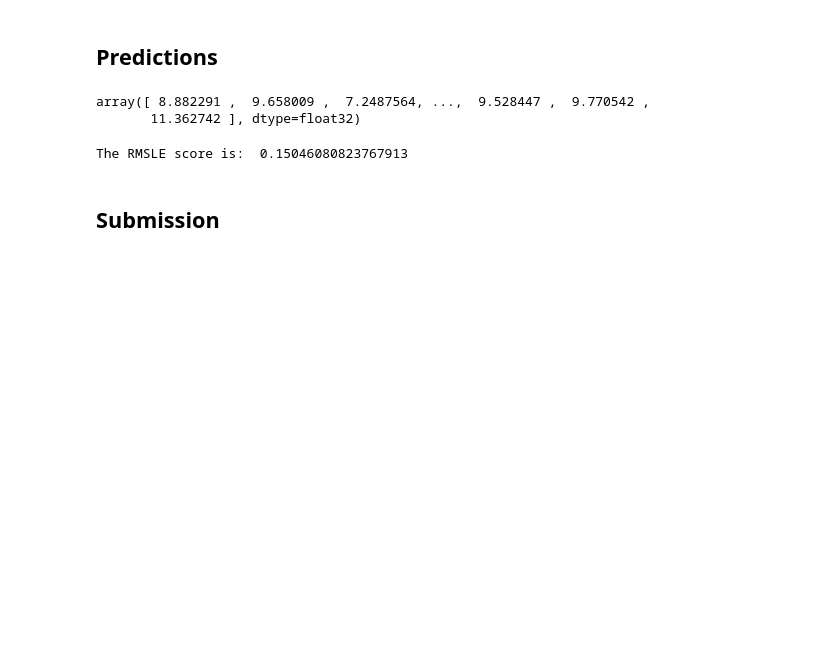
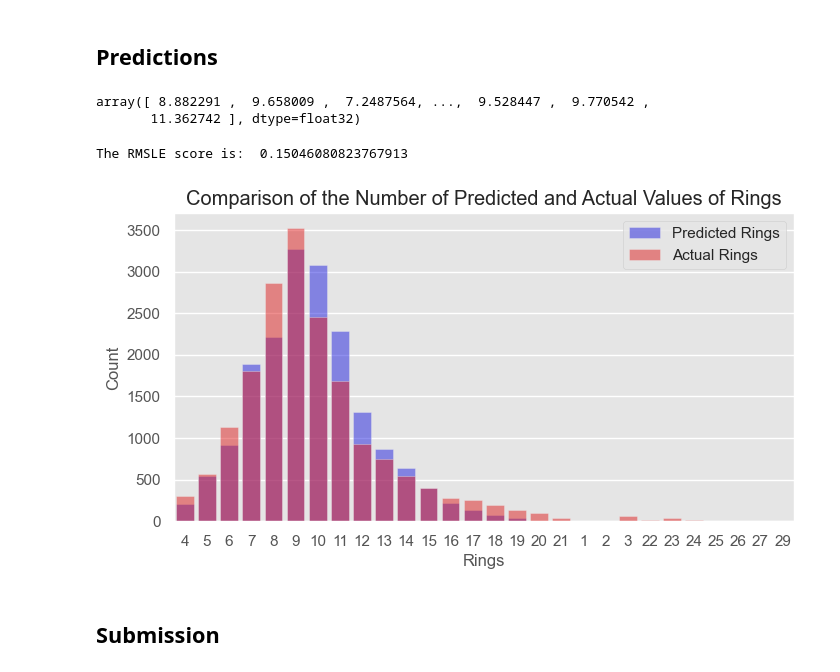
Before and after one commit to yashksaini-coder/Regression-with-an-Abalone-Dataset, a Jupyter notebook: Regression with an Abalone.ipynb, the cells around one changed output. Cells and saved outputs as stored; diff of their text form; code cells hidden in the pictures; blank space fills up the shorter version.

Commit message:
Plotting Actual V/S Predicted values

```diff
--- a/Regression with an Abalone.ipynb
+++ b/Regression with an Abalone.ipynb
@@ -319,6 +319,19 @@ print("The RMSLE score is: ", mean_squared_log_error(pred, y_val)**0.5)
 The RMSLE score is:  0.15046080823767913
 # %%
 predictions = xgb_model.predict(test)
+# %%
+df_pred = pd.DataFrame({'Rings': pred.round().astype(int)})
+df_vald = pd.DataFrame({'Rings': y_val})
+plt.figure(figsize=(8, 4))
+sns.countplot(x='Rings', data=df_pred, color='blue', alpha=0.5, label='Predicted Rings')
+sns.countplot(x='Rings', data=df_vald, color='red', alpha=0.5, label='Actual Rings')
+plt.title("Comparison of the Number of Predicted and Actual Values of Rings")
+plt.xlabel('Rings')
+plt.ylabel('Count')
+plt.legend()
+plt.show()
+# %% [output]
+[figure, added]
 # %% [markdown]
 ## Submission
 # %%
```
Also changed, not shown: parts of 1 cell of this notebook.
